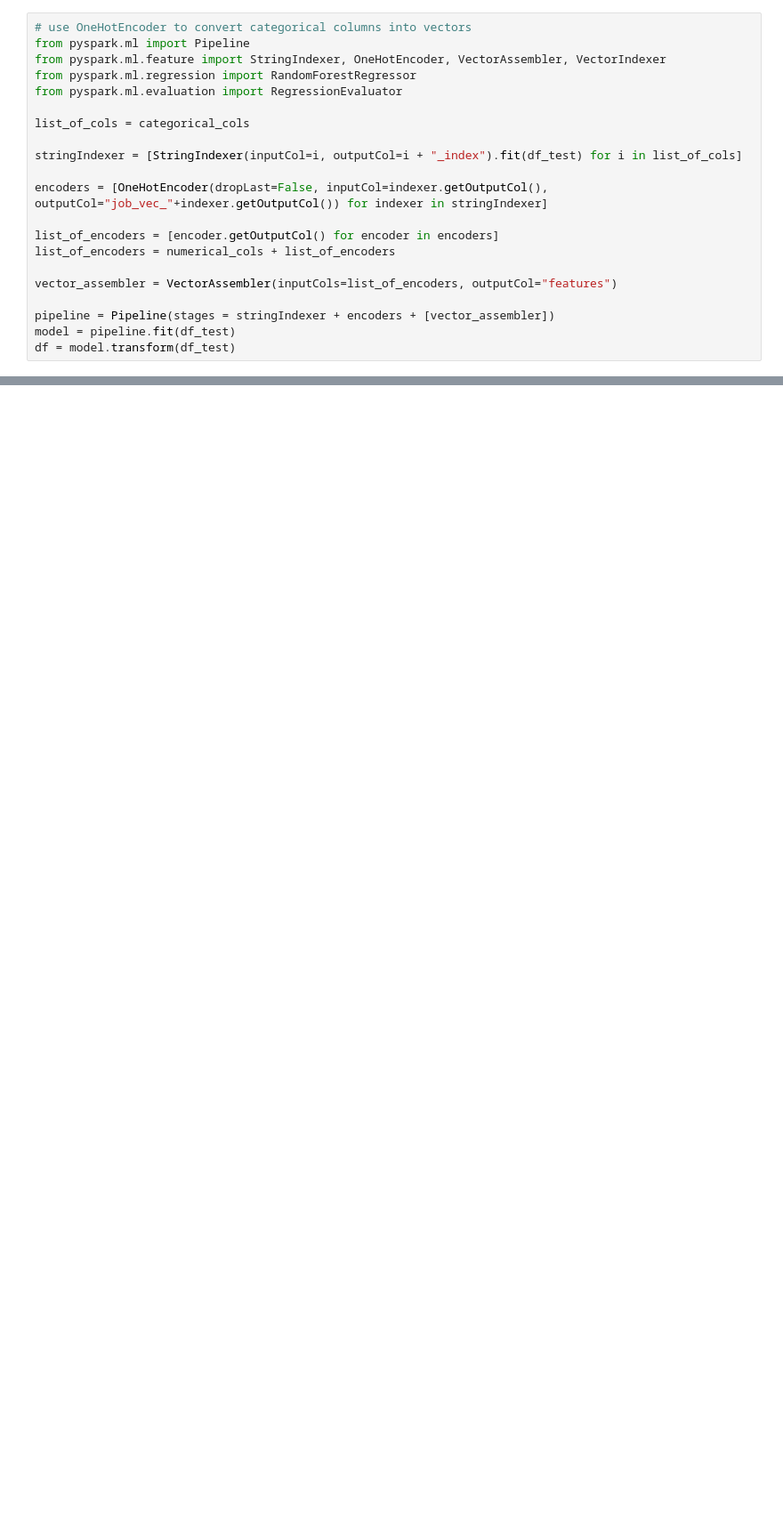
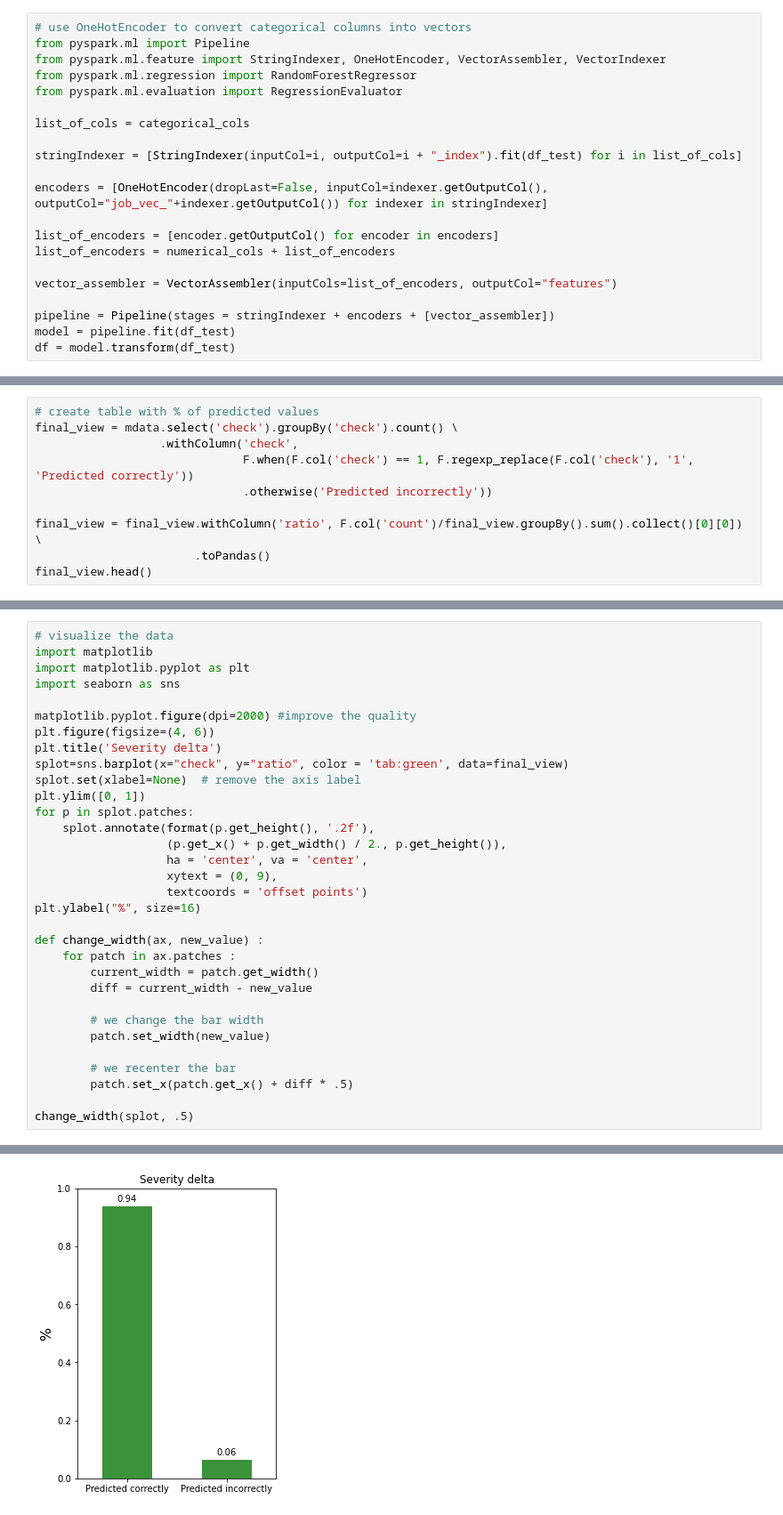
Before and after one commit to MateuszBocko/ML, a Jupyter notebook: Car accidents project/Car accidents project.ipynb, the cells around one changed output, grey strips where cells are left out. Shown at 89% size. Saved outputs shown, nothing was run; the diff lists cells and outputs as text; blank space fills up the shorter version.

```diff
--- a/Car accidents project/Car accidents project.ipynb
+++ b/Car accidents project/Car accidents project.ipynb
@@ -254,0 +210,10 @@ df_model.limit(2).toPandas().head()
+# %%
+# create table with % of predicted values
+final_view = mdata.select('check').groupBy('check').count() \
+                  .withColumn('check',
+                              F.when(F.col('check') == 1, F.regexp_replace(F.col('check'), '1', 'Predicted correctly'))
+                              .otherwise('Predicted incorrectly'))
+
+final_view = final_view.withColumn('ratio', F.col('count')/final_view.groupBy().sum().collect()[0][0]) \
+                       .toPandas()
+final_view.head()
@@ -254,0 +224,33 @@ df_model.limit(2).toPandas().head()
+# %%
+# visualize the data
+import matplotlib
+import matplotlib.pyplot as plt
+import seaborn as sns
+
+matplotlib.pyplot.figure(dpi=2000) #improve the quality
+plt.figure(figsize=(4, 6))
+plt.title('Severity delta')
+splot=sns.barplot(x="check", y="ratio", color = 'tab:green', data=final_view)
+splot.set(xlabel=None)  # remove the axis label
+plt.ylim([0, 1])
+for p in splot.patches:
+    splot.annotate(format(p.get_height(), '.2f'),
+                   (p.get_x() + p.get_width() / 2., p.get_height()),
+                   ha = 'center', va = 'center',
+                   xytext = (0, 9),
+                   textcoords = 'offset points')
+plt.ylabel("%", size=16)
+
+def change_width(ax, new_value) :
+    for patch in ax.patches :
+        current_width = patch.get_width()
+        diff = current_width - new_value
+
+        # we change the bar width
+        patch.set_width(new_value)
+
+        # we recenter the bar
+        patch.set_x(patch.get_x() + diff * .5)
+
+change_width(splot, .5)
+# %% [output]
@@ -254,0 +258 @@ df_model.limit(2).toPandas().head()
+[figure, added]
```
Also changed, not shown: parts of 23 cells of this notebook.
